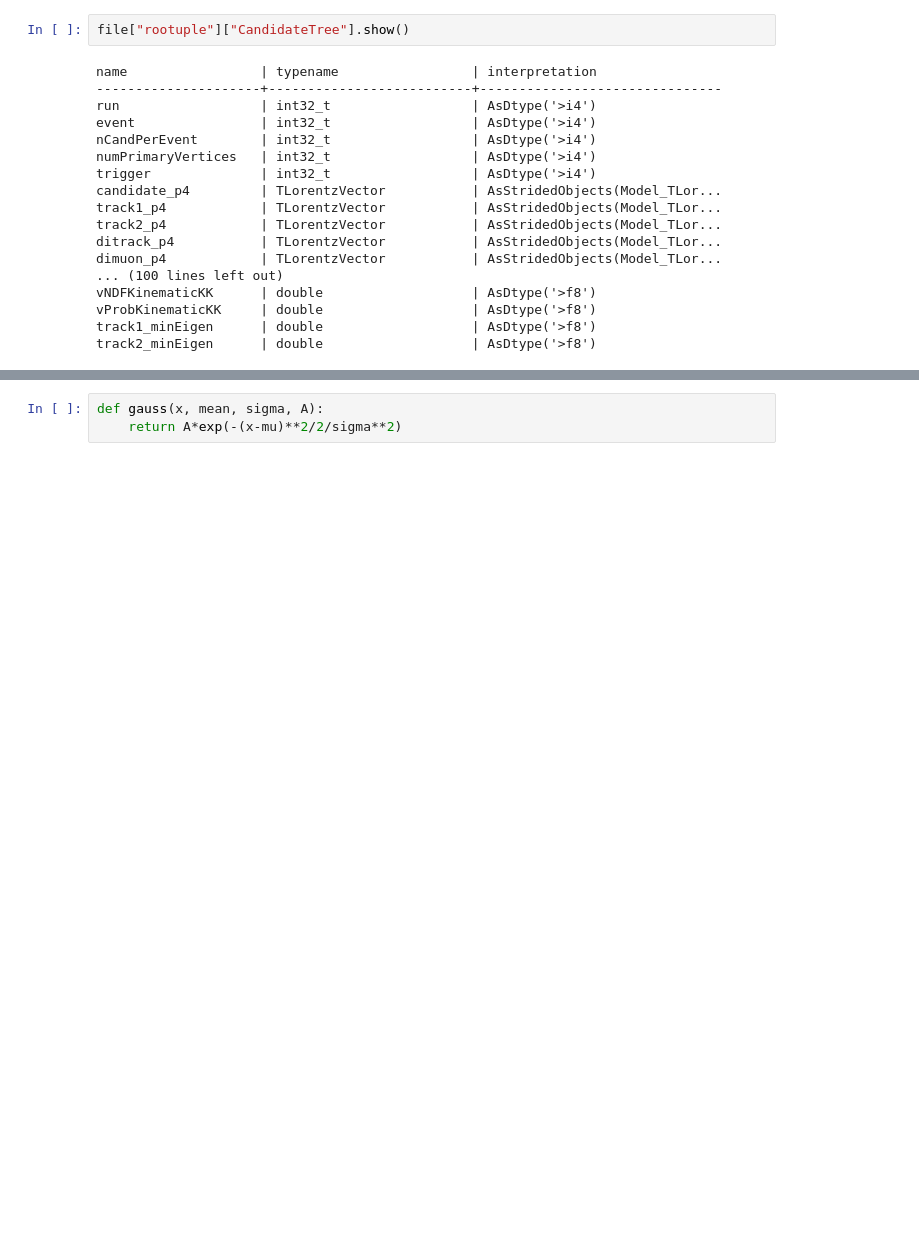
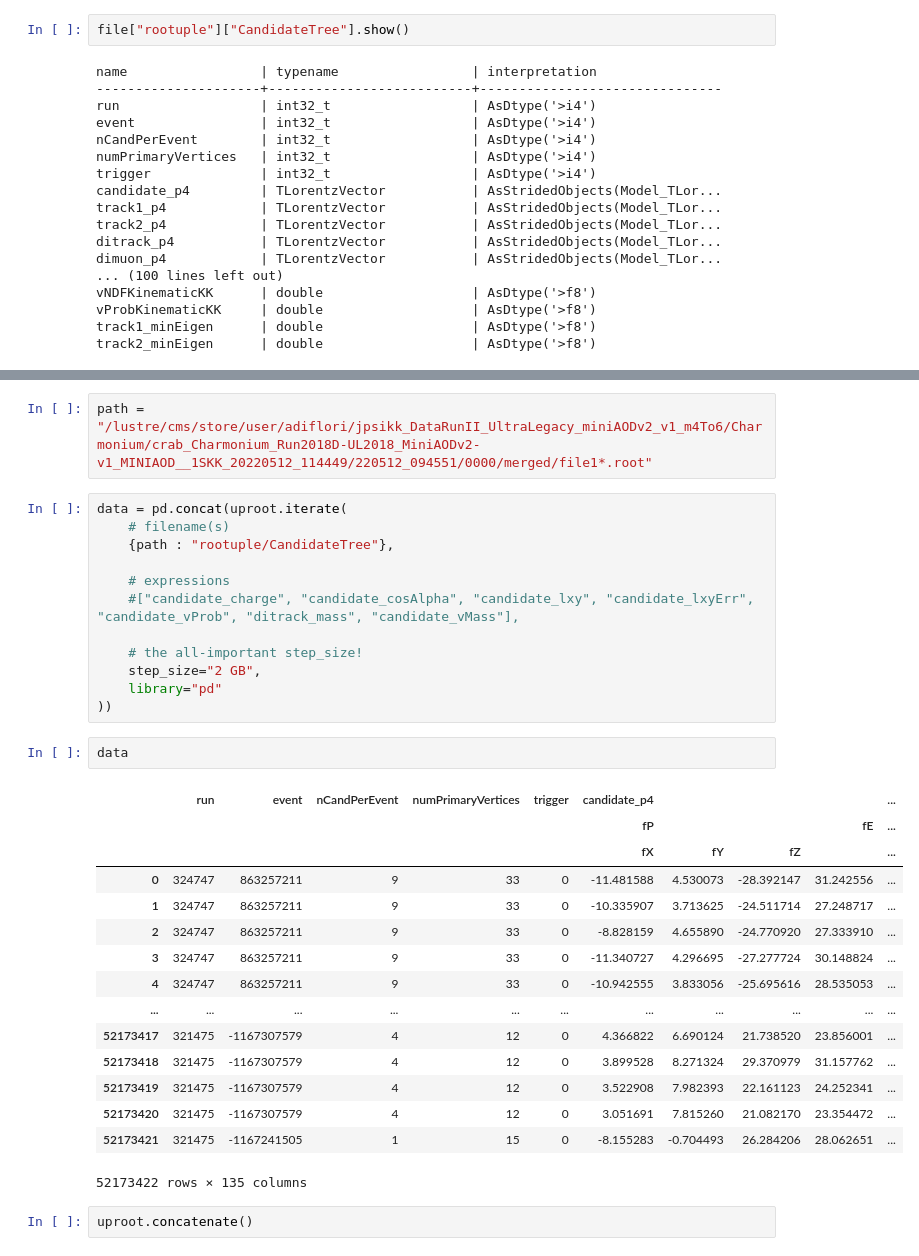
Before and after one commit to bucket420/DOE-INFN-2022, a Jupyter notebook: uproot.ipynb, the cells around one changed output, grey strips where cells are left out. Saved outputs shown, nothing was run; the diff lists cells and outputs as text; blank space fills up the shorter version.

```diff
--- a/uproot.ipynb
+++ b/uproot.ipynb
@@ -75,3 +75,34 @@ candidate_data[cut]['ditrack_mass'].hist(bins=200, figsize=(15, 5))
-# %%
-def gauss(x, mean, sigma, A):
-    return A*exp(-(x-mu)**2/2/sigma**2)
+# %%
+path = "/lustre/cms/store/user/adiflori/jpsikk_DataRunII_UltraLegacy_miniAODv2_v1_m4To6/Charmonium/crab_Charmonium_Run2018D-UL2018_MiniAODv2-v1_MINIAOD__1SKK_20220512_114449/220512_094551/0000/merged/file1*.root"
+# %%
+data = pd.concat(uproot.iterate(
+    # filename(s)
+    {path : "rootuple/CandidateTree"},
+
+    # expressions
+    #["candidate_charge", "candidate_cosAlpha", "candidate_lxy", "candidate_lxyErr", "candidate_vProb", "ditrack_mass", "candidate_vMass"],
+
+    # the all-important step_size!
+    step_size="2 GB",
+    library="pd"
+))
+# %%
+data
+# %% [output]
+|  | run | event | nCandPerEvent | numPrimaryVertices | trigger | candidate_p4 |  |  |  | ... |
+|  |  |  |  |  |  | fP |  |  | fE | ... |
+|  |  |  |  |  |  | fX | fY | fZ |  | ... |
+| 0 | 324747 | 863257211 | 9 | 33 | 0 | -11.481588 | 4.530073 | -28.392147 | 31.242556 | ... |
+| 1 | 324747 | 863257211 | 9 | 33 | 0 | -10.335907 | 3.713625 | -24.511714 | 27.248717 | ... |
+| 2 | 324747 | 863257211 | 9 | 33 | 0 | -8.828159 | 4.655890 | -24.770920 | 27.333910 | ... |
+| 3 | 324747 | 863257211 | 9 | 33 | 0 | -11.340727 | 4.296695 | -27.277724 | 30.148824 | ... |
+| 4 | 324747 | 863257211 | 9 | 33 | 0 | -10.942555 | 3.833056 | -25.695616 | 28.535053 | ... |
+| ... | ... | ... | ... | ... | ... | ... | ... | ... | ... | ... |
+| 52173417 | 321475 | -1167307579 | 4 | 12 | 0 | 4.366822 | 6.690124 | 21.738520 | 23.856001 | ... |
+| 52173418 | 321475 | -1167307579 | 4 | 12 | 0 | 3.899528 | 8.271324 | 29.370979 | 31.157762 | ... |
+| 52173419 | 321475 | -1167307579 | 4 | 12 | 0 | 3.522908 | 7.982393 | 22.161123 | 24.252341 | ... |
+| 52173420 | 321475 | -1167307579 | 4 | 12 | 0 | 3.051691 | 7.815260 | 21.082170 | 23.354472 | ... |
+| 52173421 | 321475 | -1167241505 | 1 | 15 | 0 | -8.155283 | -0.704493 | 26.284206 | 28.062651 | ... |
+52173422 rows × 135 columns
+# %%
+uproot.concatenate()
```
Also changed, not shown: parts of 7 cells of this notebook, 2 other files.
